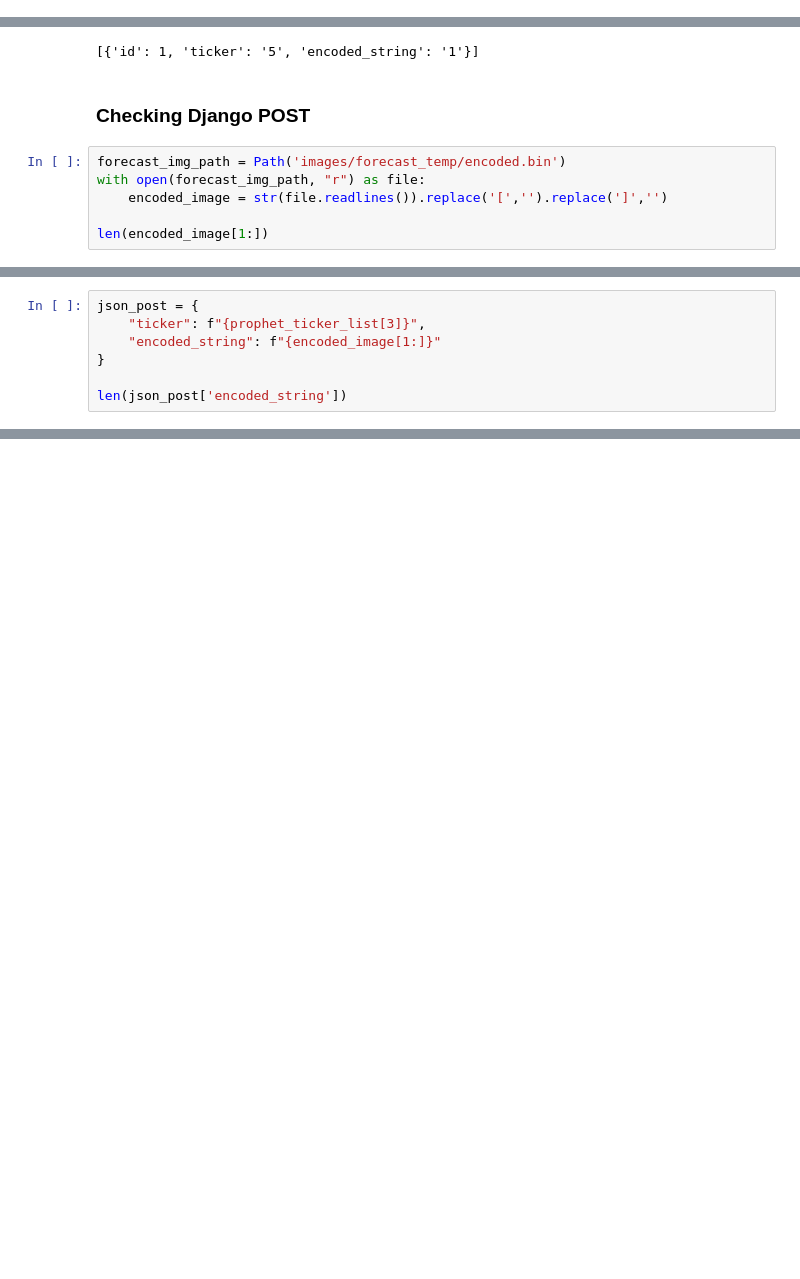
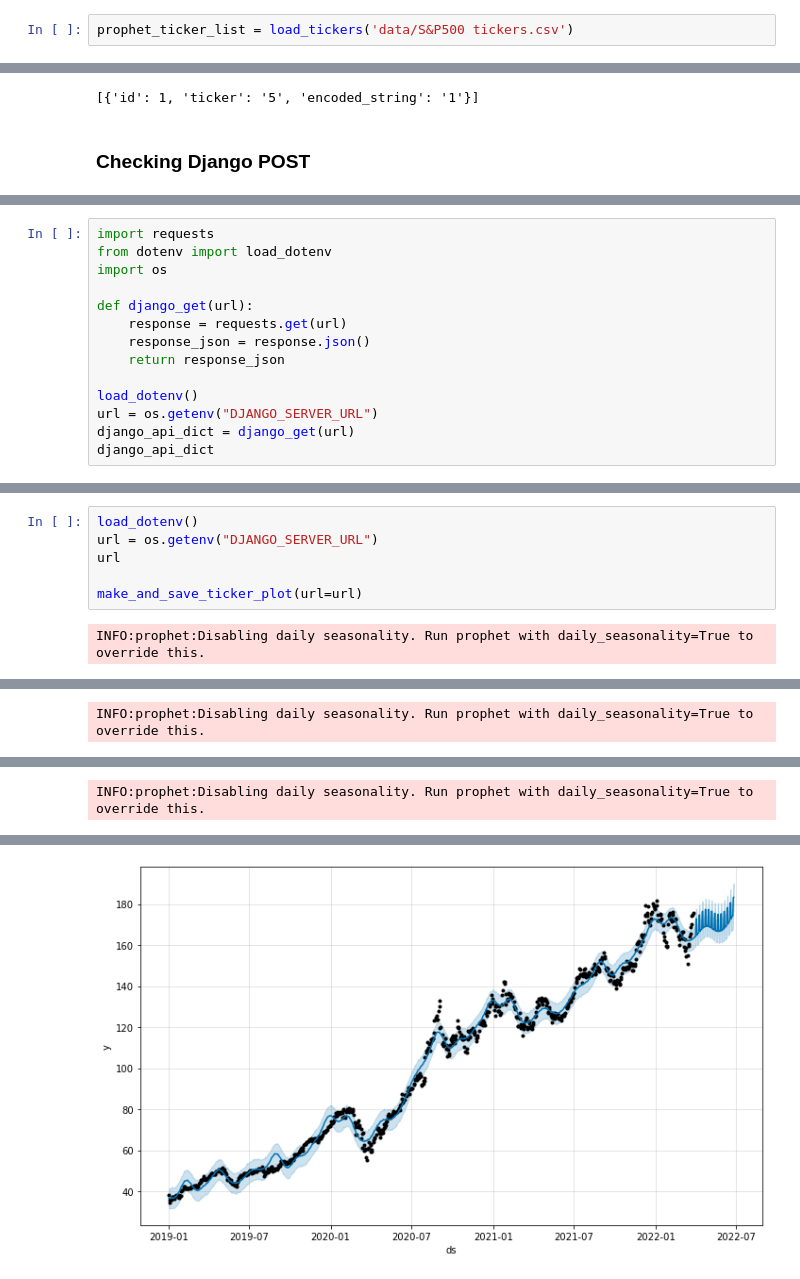
Before and after one commit to 312FinTech/Fintech-Forecast-App, a Jupyter notebook: api_and_ticker_pract.ipynb, the cells around one changed output, grey strips where cells are left out. Saved outputs shown, nothing was run; the diff lists cells and outputs as text; blank space fills up the shorter version.

```diff
--- a/api_and_ticker_pract.ipynb
+++ b/api_and_ticker_pract.ipynb
@@ -21,0 +27,2 @@ prophet_ticker_list[0]
+# %%
+prophet_ticker_list = load_tickers('data/S&P500 tickers.csv')
@@ -163,9 +179,3 @@ response_json
 [{'id': 1, 'ticker': '5', 'encoded_string': '1'}]
 # %% [markdown]
 ### Checking Django POST
-# %%
-forecast_img_path = Path('images/forecast_temp/encoded.bin')
-with open(forecast_img_path, "r") as file:
-    encoded_image = str(file.readlines()).replace('[','').replace(']','')
-
-len(encoded_image[1:])
@@ -176,7 +181,0 @@ url = 'http://YOUR_IP/ds/'
-# %%
-json_post = {
-    "ticker": f"{prophet_ticker_list[3]}",
-    "encoded_string": f"{encoded_image[1:]}"
-}
-
-len(json_post['encoded_string'])
@@ -228,0 +237,14 @@ response_json
+# %%
+import requests
+from dotenv import load_dotenv
+import os
+
+def django_get(url):
+    response = requests.get(url)
+    response_json = response.json()
+    return response_json
+
+load_dotenv()
+url = os.getenv("DJANGO_SERVER_URL")
+django_api_dict = django_get(url)
+django_api_dict
@@ -228,0 +396,8 @@ response_json
+# %%
+load_dotenv()
+url = os.getenv("DJANGO_SERVER_URL")
+url
+
+make_and_save_ticker_plot(url=url)
+# %% [output]
+INFO:prophet:Disabling daily seasonality. Run prophet with daily_seasonality=True to override this.
@@ -228,0 +421 @@ response_json
+INFO:prophet:Disabling daily seasonality. Run prophet with daily_seasonality=True to override this.
@@ -228,0 +439 @@ response_json
+INFO:prophet:Disabling daily seasonality. Run prophet with daily_seasonality=True to override this.
@@ -228,0 +457 @@ response_json
+[figure, added]
```
Also changed, not shown: parts of 55 cells of this notebook, 4 other files.
